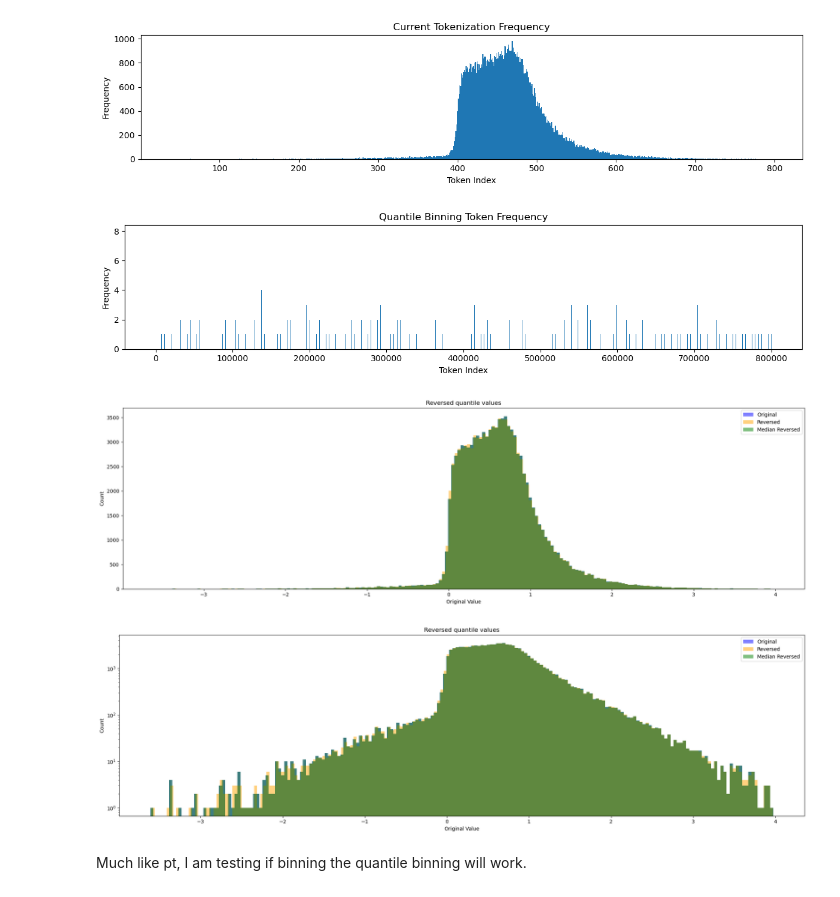
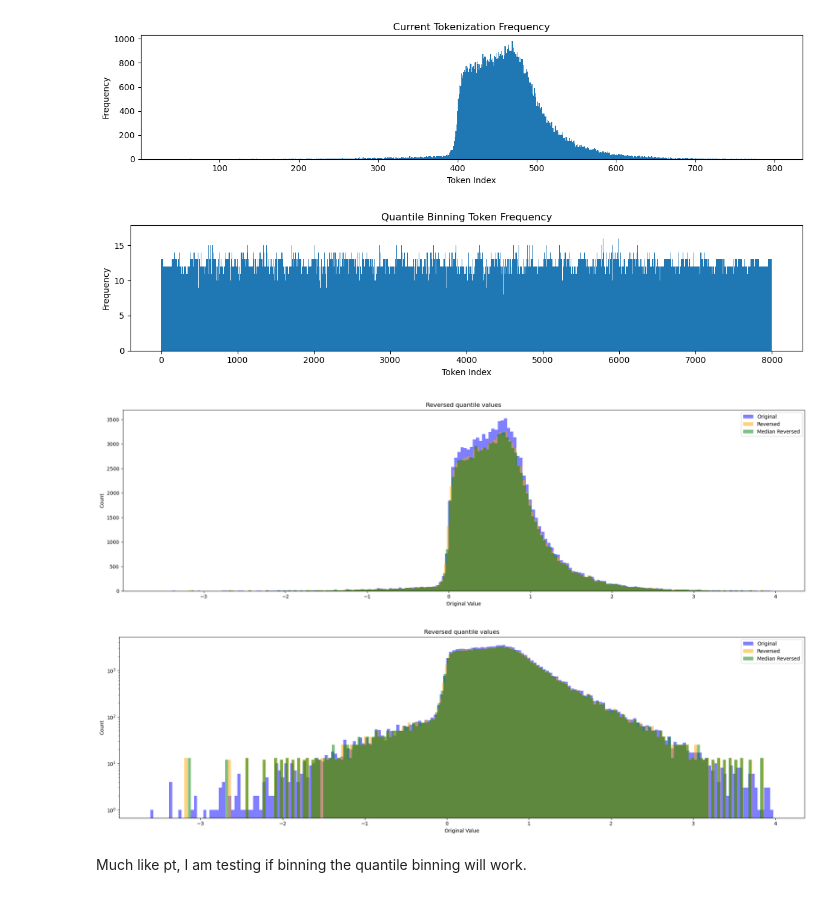
Before and after one commit to EshwaryForReasons/particleGPT, a Jupyter notebook: analysis_notebooks/transformation_testing_eta.ipynb, the cells around one changed output. Saved outputs shown, nothing was run; the diff lists cells and outputs as text; code cells hidden in the pictures.

```diff
--- a/analysis_notebooks/transformation_testing_eta.ipynb
+++ b/analysis_notebooks/transformation_testing_eta.ipynb
@@ -483,41 +483,41 @@ def build_bin_means(values, bin_edges):
         bin_means[i] = in_bin.mean() if len(in_bin) > 0 else 0.5 * (bin_edges[i] + bin_edges[i + 1])
     return bin_means
 
-n_quan_bins = 800000
+n_quan_bins = 8000
 quantile_tokens, quantile_edges = quantile_tokenizer(original_values, num_bins=n_quan_bins)
 reversed_quantile_values = quantile_detokenize(quantile_tokens, quantile_edges)
 
 mean_per_bin = build_bin_means(original_values, quantile_edges)
 reconstructed_eta = mean_per_bin[quantile_tokens - 0]
 
 plot_token_freq(quantile_tokens, "Quantile Binning Token Frequency")
 
 plt.figure(figsize=(20, 6))
 plt.hist(original_values, bins=200, color='blue', alpha=0.5)
 plt.hist(reversed_quantile_values, bins=200, color='orange', alpha=0.5)
 plt.hist(reconstructed_eta, bins=200, color='green', alpha=0.5)
 plt.title("Reversed quantile values")
 plt.xlabel("Original Value")
 plt.ylabel("Count")
 plt.legend(['Original', 'Reversed', 'Median Reversed'])
 plt.tight_layout()
 plt.show()
 
 plt.figure(figsize=(20, 6))
 plt.yscale('log')
 plt.hist(original_values, bins=200, color='blue', alpha=0.5)
 plt.hist(reversed_quantile_values, bins=200, color='orange', alpha=0.5)
 plt.hist(reconstructed_eta, bins=200, color='green', alpha=0.5)
 plt.title("Reversed quantile values")
 plt.xlabel("Original Value")
 plt.ylabel("Count")
 plt.legend(['Original', 'Reversed', 'Median Reversed'])
 plt.tight_layout()
 plt.show()
 # %% [output]
-[figure, old version]
+[figure, new version]
-[figure, old version]
+[figure, new version]
-[figure, old version]
+[figure, new version]
 # %% [markdown]
 Much like pt, I am testing if binning the quantile binning will work.
 # %%
```
Also changed, not shown: 21 other files.
